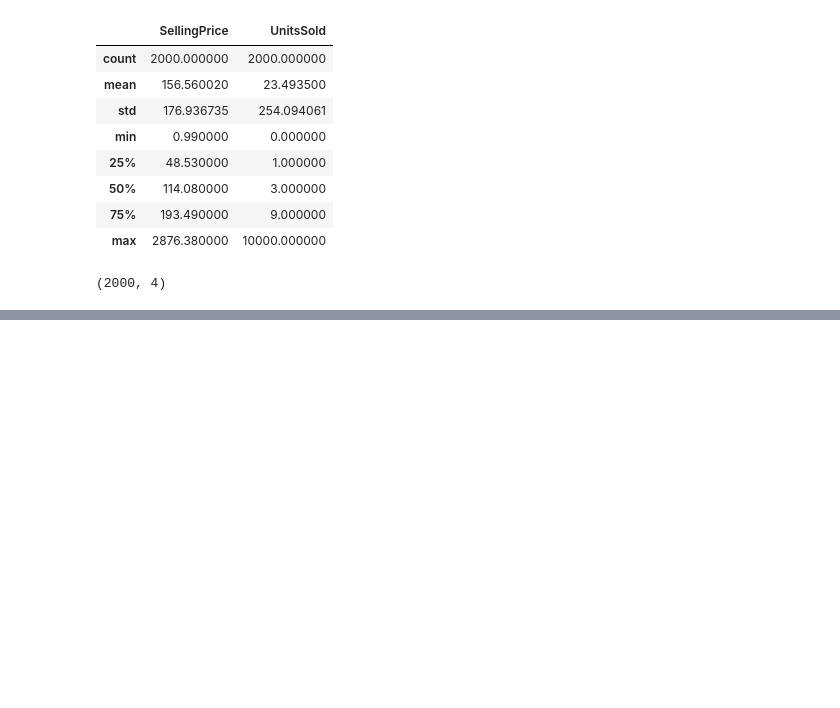
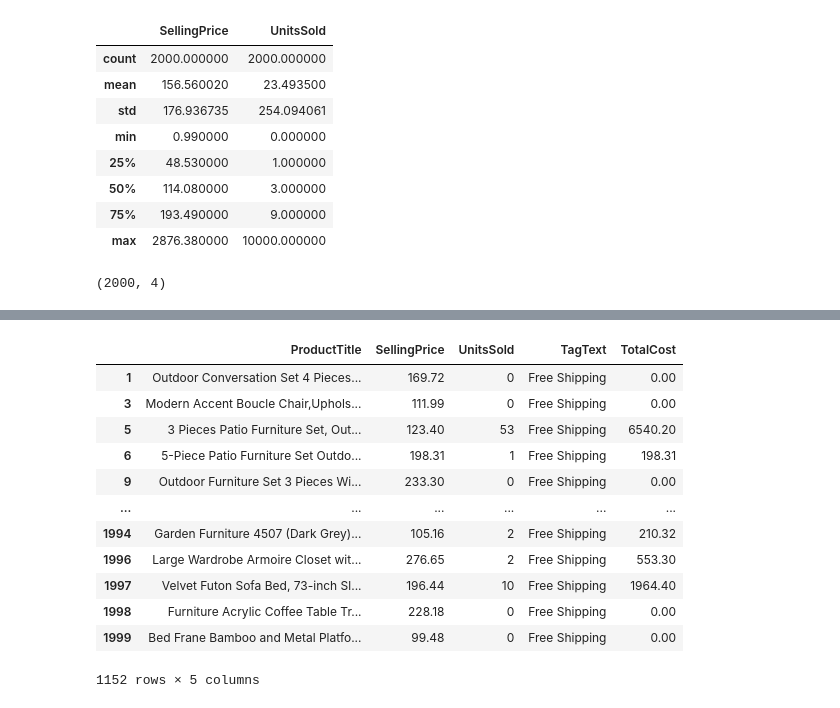
Before and after one commit to SayantiSaha014/E-commerce-Furniture-Dataset-2024, a Jupyter notebook: E-commerce_Furniture.ipynb, the cells around one changed output, grey strips where cells are left out. Saved outputs shown, nothing was run; the diff lists cells and outputs as text; code cells hidden in the pictures; blank space fills up the shorter version.

```diff
--- a/E-commerce_Furniture.ipynb
+++ b/E-commerce_Furniture.ipynb
@@ -105,0 +141,18 @@ df[df['SellingPrice'] == df['SellingPrice'].min()]
+# %%
+# Filtering the products within the budget of minimum $80 to maximum $500
+affordable_products = df[(df['SellingPrice'] >= 80) & (df['SellingPrice'] <= 500)]
+affordable_products
+# %% [output]
+|  | ProductTitle | SellingPrice | UnitsSold | TagText | TotalCost |
+| 1 | Outdoor Conversation Set 4 Pieces... | 169.72 | 0 | Free Shipping | 0.00 |
+| 3 | Modern Accent Boucle Chair,Uphols... | 111.99 | 0 | Free Shipping | 0.00 |
+| 5 | 3 Pieces Patio Furniture Set, Out... | 123.40 | 53 | Free Shipping | 6540.20 |
+| 6 | 5-Piece Patio Furniture Set Outdo... | 198.31 | 1 | Free Shipping | 198.31 |
+| 9 | Outdoor Furniture Set 3 Pieces Wi... | 233.30 | 0 | Free Shipping | 0.00 |
+| ... | ... | ... | ... | ... | ... |
+| 1994 | Garden Furniture 4507 (Dark Grey)... | 105.16 | 2 | Free Shipping | 210.32 |
+| 1996 | Large Wardrobe Armoire Closet wit... | 276.65 | 2 | Free Shipping | 553.30 |
+| 1997 | Velvet Futon Sofa Bed, 73-inch Sl... | 196.44 | 10 | Free Shipping | 1964.40 |
+| 1998 | Furniture Acrylic Coffee Table Tr... | 228.18 | 0 | Free Shipping | 0.00 |
+| 1999 | Bed Frane Bamboo and Metal Platfo... | 99.48 | 0 | Free Shipping | 0.00 |
+1152 rows × 5 columns
```
Also changed, not shown: parts of 9 cells of this notebook.
